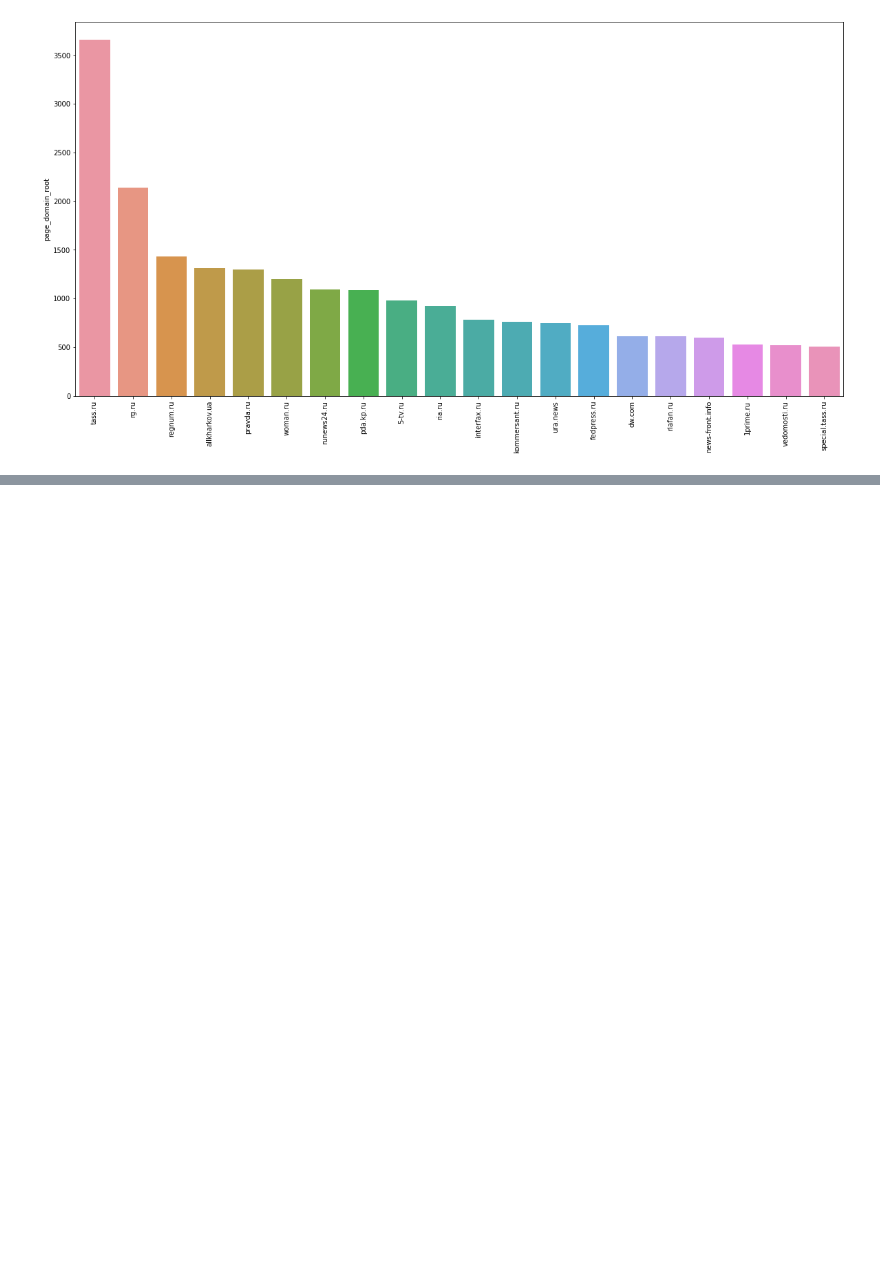
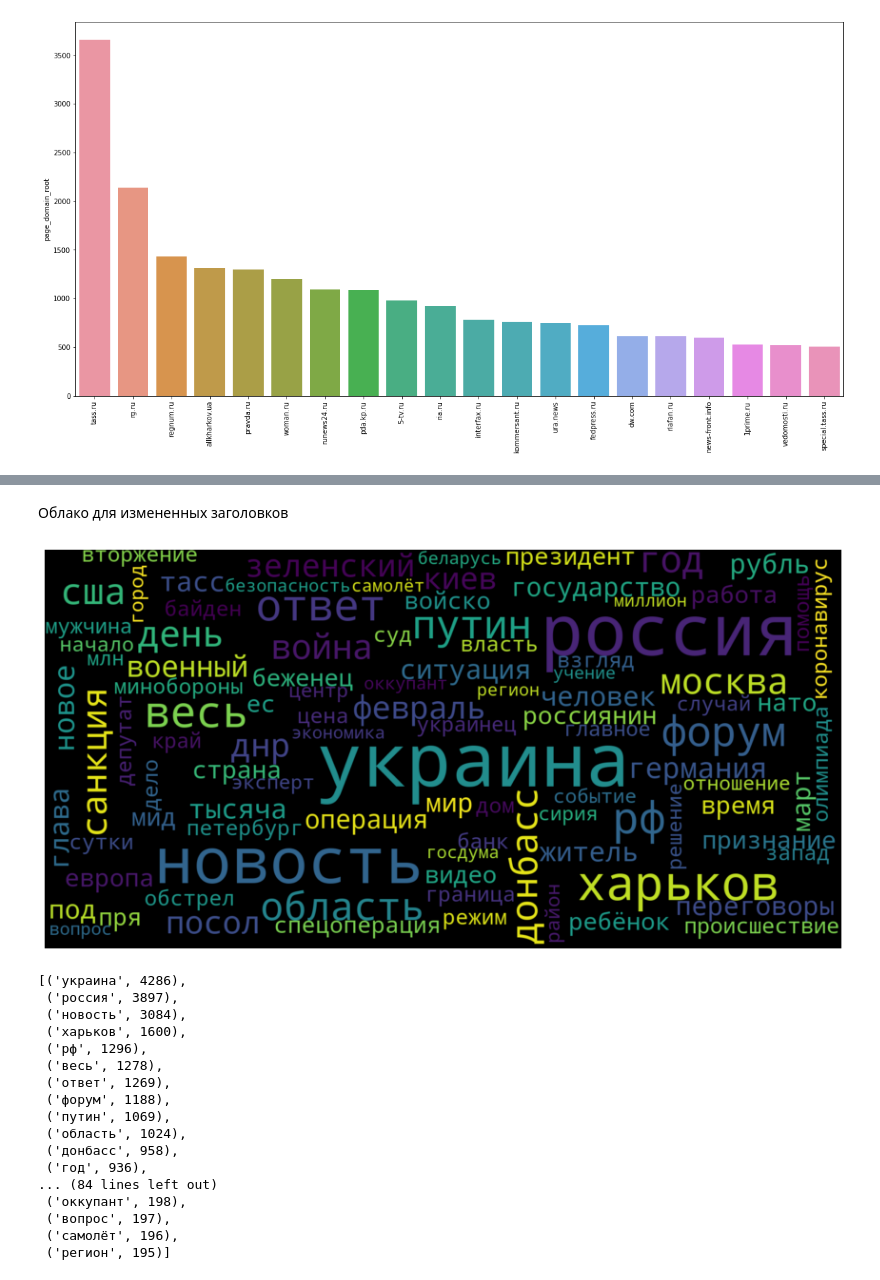
Before and after one commit to EditWarsTeam/EditwarsData, a Jupyter notebook: GDG/analysis.ipynb, the cells around one changed output, grey strips where cells are left out. Cells and saved outputs as stored; diff of their text form; code cells hidden in the pictures; blank space fills up the shorter version.

```diff
--- a/GDG/analysis.ipynb
+++ b/GDG/analysis.ipynb
@@ -79,0 +159,51 @@ plt.show()
+# %% [markdown]
+Облако для измененных заголовков
+# %%
+text = " ".join(review for review in cloud.title_new)
+
+morph = pymorphy2.MorphAnalyzer()
+
+def normal_rus(w):
+    res = morph.parse(w)
+    for r in res:
+        if 'NOUN' in r.tag:
+            return r.normal_form
+    return None
+
+stopwords = ['в', 'и', 'с', 'о', 'иза', 'по', 'к', 'об', 'на', 'со', 'ли']
+
+c_dict = Counter()
+for w in text.split():
+    n = normal_rus(w)
+    if n is not None and n not in stopwords:
+        c_dict[n] += 1
+# %%
+common = c_dict.most_common(100)
+
+wordcloud = WordCloud(width=1600, height=800, max_font_size=150).generate_from_frequencies(dict(common))
+
+plt.figure( figsize=(15,8) )
+plt.imshow(wordcloud, interpolation='bilinear')
+plt.axis("off")
+plt.show()
+
+common
+# %% [output]
+[figure, added]
+[('украина', 4286),
+ ('россия', 3897),
+ ('новость', 3084),
+ ('харьков', 1600),
+ ('рф', 1296),
+ ('весь', 1278),
+ ('ответ', 1269),
+ ('форум', 1188),
+ ('путин', 1069),
+ ('область', 1024),
+ ('донбасс', 958),
+ ('год', 936),
+... (84 lines left out)
+ ('оккупант', 198),
+ ('вопрос', 197),
+ ('самолёт', 196),
+ ('регион', 195)]
```
Also changed, not shown: parts of 10 cells of this notebook.
